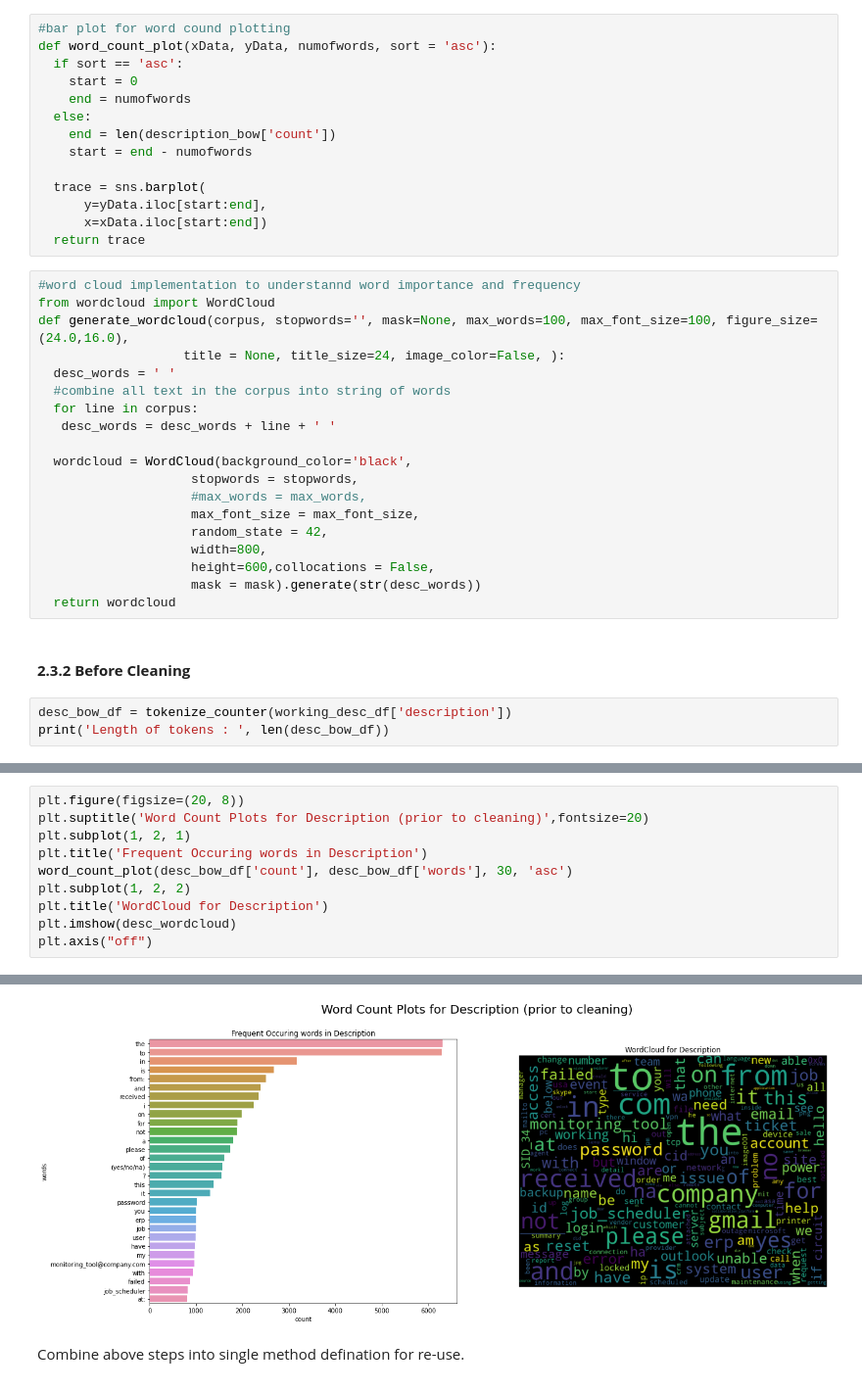
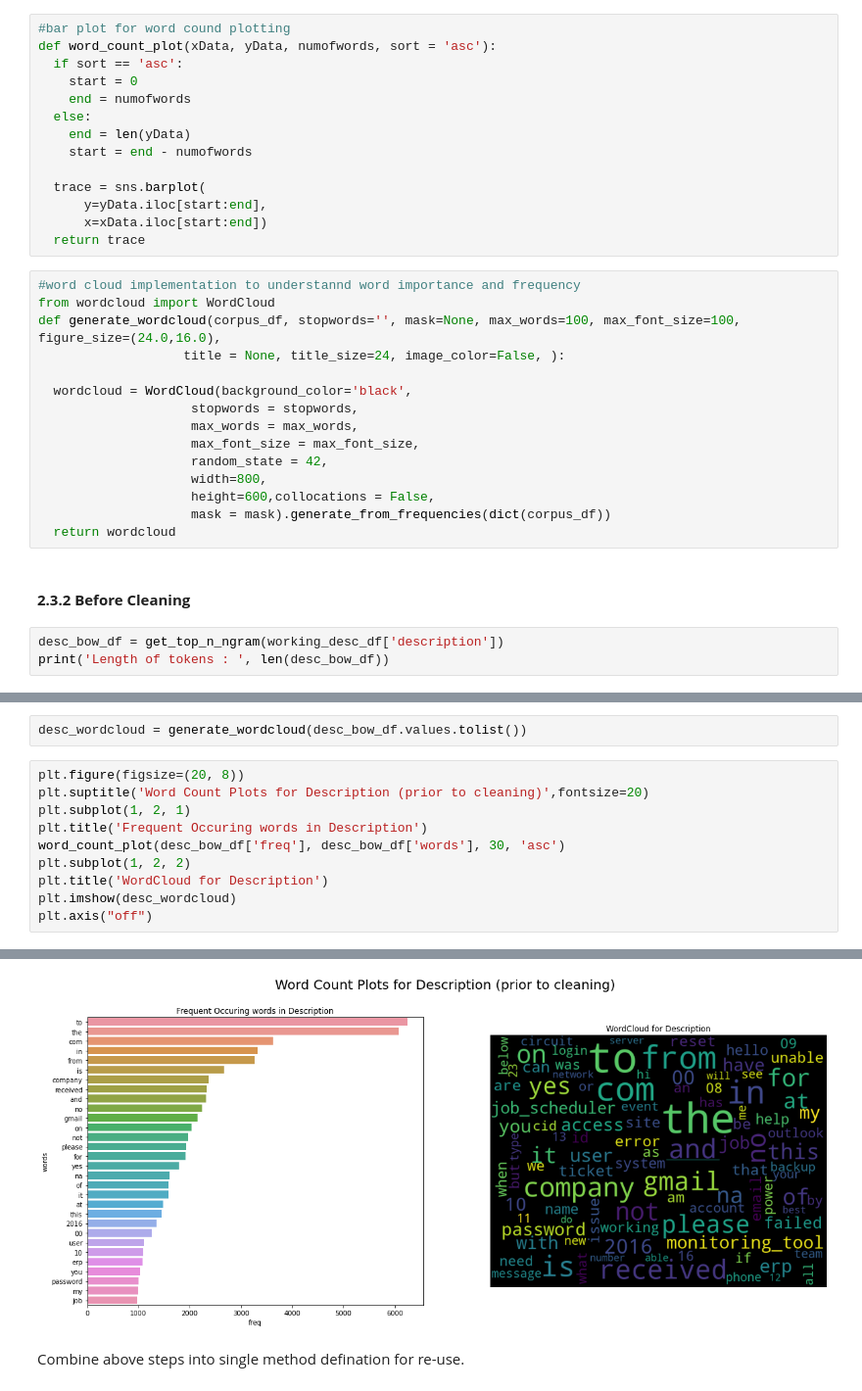
Before and after one commit to aiml-may19/nlp-capstone, a Jupyter notebook: code/CapstoneProject.ipynb, the cells around one changed output, grey strips where cells are left out. Shown at 98% size. Drawn from its saved outputs; the diff is of its cells as text.

```diff
--- a/code/CapstoneProject.ipynb
+++ b/code/CapstoneProject.ipynb
@@ -180,7 +303,7 @@ def word_count_plot(xData, yData, numofwords, sort = 'asc'):
     start = 0
     end = numofwords
   else:
-    end = len(description_bow['count'])
+    end = len(yData)
     start = end - numofwords
 
   trace = sns.barplot(
@@ -190,25 +313,21 @@ def word_count_plot(xData, yData, numofwords, sort = 'asc'):
 # %%
 #word cloud implementation to understannd word importance and frequency
 from wordcloud import WordCloud
-def generate_wordcloud(corpus, stopwords='', mask=None, max_words=100, max_font_size=100, figure_size=(24.0,16.0),
+def generate_wordcloud(corpus_df, stopwords='', mask=None, max_words=100, max_font_size=100, figure_size=(24.0,16.0),
                    title = None, title_size=24, image_color=False, ):
-  desc_words = ' '
-  #combine all text in the corpus into string of words
-  for line in corpus:
-   desc_words = desc_words + line + ' '
 
   wordcloud = WordCloud(background_color='black',
                     stopwords = stopwords,
-                    #max_words = max_words,
+                    max_words = max_words,
                     max_font_size = max_font_size,
                     random_state = 42,
                     width=800,
                     height=600,collocations = False,
-                    mask = mask).generate(str(desc_words))
+                    mask = mask).generate_from_frequencies(dict(corpus_df))
   return wordcloud
 # %% [markdown]
 #### **2.3.2 Before Cleaning**
 # %%
-desc_bow_df = tokenize_counter(working_desc_df['description'])
+desc_bow_df = get_top_n_ngram(working_desc_df['description'])
 print('Length of tokens : ', len(desc_bow_df))
 # %% [output]
@@ -221,16 +351,18 @@ len(desc_wordcloud.words_)
+# %%
+desc_wordcloud = generate_wordcloud(desc_bow_df.values.tolist())
 # %%
 plt.figure(figsize=(20, 8))
 plt.suptitle('Word Count Plots for Description (prior to cleaning)',fontsize=20)
 plt.subplot(1, 2, 1)
 plt.title('Frequent Occuring words in Description')
-word_count_plot(desc_bow_df['count'], desc_bow_df['words'], 30, 'asc')
+word_count_plot(desc_bow_df['freq'], desc_bow_df['words'], 30, 'asc')
 plt.subplot(1, 2, 2)
 plt.title('WordCloud for Description')
 plt.imshow(desc_wordcloud)
 plt.axis("off")
 # %% [output]
 (-0.5, 799.5, 599.5, -0.5)
-[figure, old version]
+[figure, new version]
 # %% [markdown]
 Combine above steps into single method defination for re-use.
 # %%
```
Also changed, not shown: parts of 94 cells of this notebook, 1 other file.
